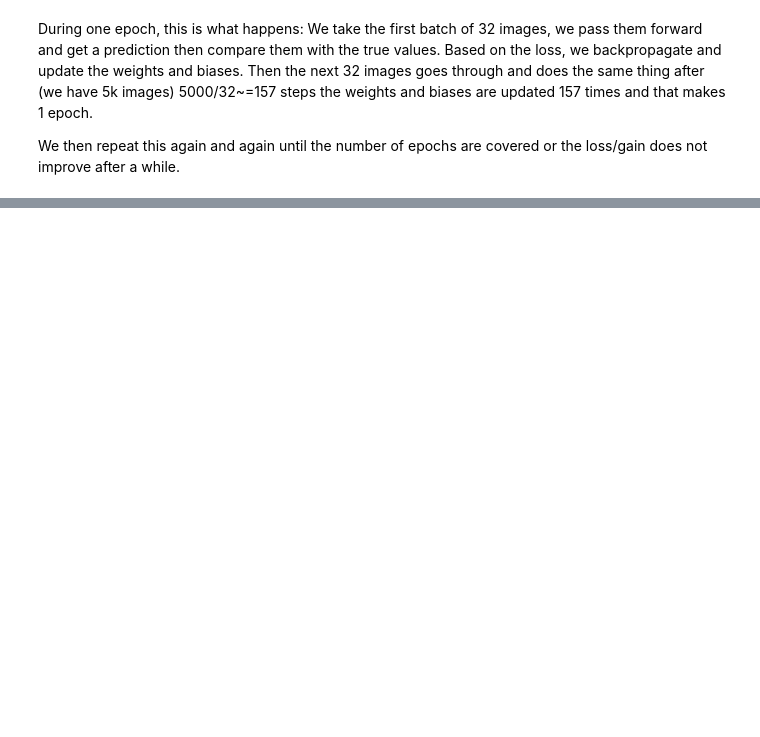
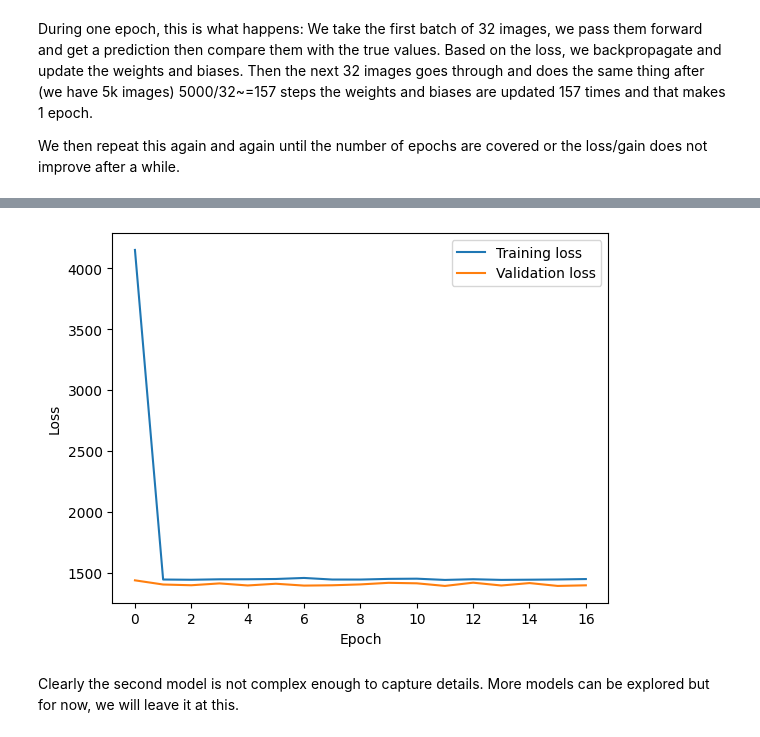
Before and after one commit to KaraMelih/HypotAI, a Jupyter notebook: notebooks/Convolutional_NeuralNetworks.ipynb, the cells around one changed output, grey strips where cells are left out. Saved outputs shown, nothing was run; the diff lists cells and outputs as text; code cells hidden in the pictures; blank space fills up the shorter version.

```diff
--- a/notebooks/Convolutional_NeuralNetworks.ipynb
+++ b/notebooks/Convolutional_NeuralNetworks.ipynb
@@ -188,0 +264,11 @@ plt.show()
+# %%
+plt.plot(history2.history['loss'], label='Training loss')
+plt.plot(history2.history['val_loss'], label='Validation loss')
+plt.xlabel('Epoch')
+plt.ylabel('Loss')
+plt.legend()
+plt.show()
+# %% [output]
+[figure, added]
+# %% [markdown]
+Clearly the second model is not complex enough to capture details. More models can be explored but for now, we will leave it at this.
```
Also changed, not shown: parts of 14 cells of this notebook, 1 other file.
